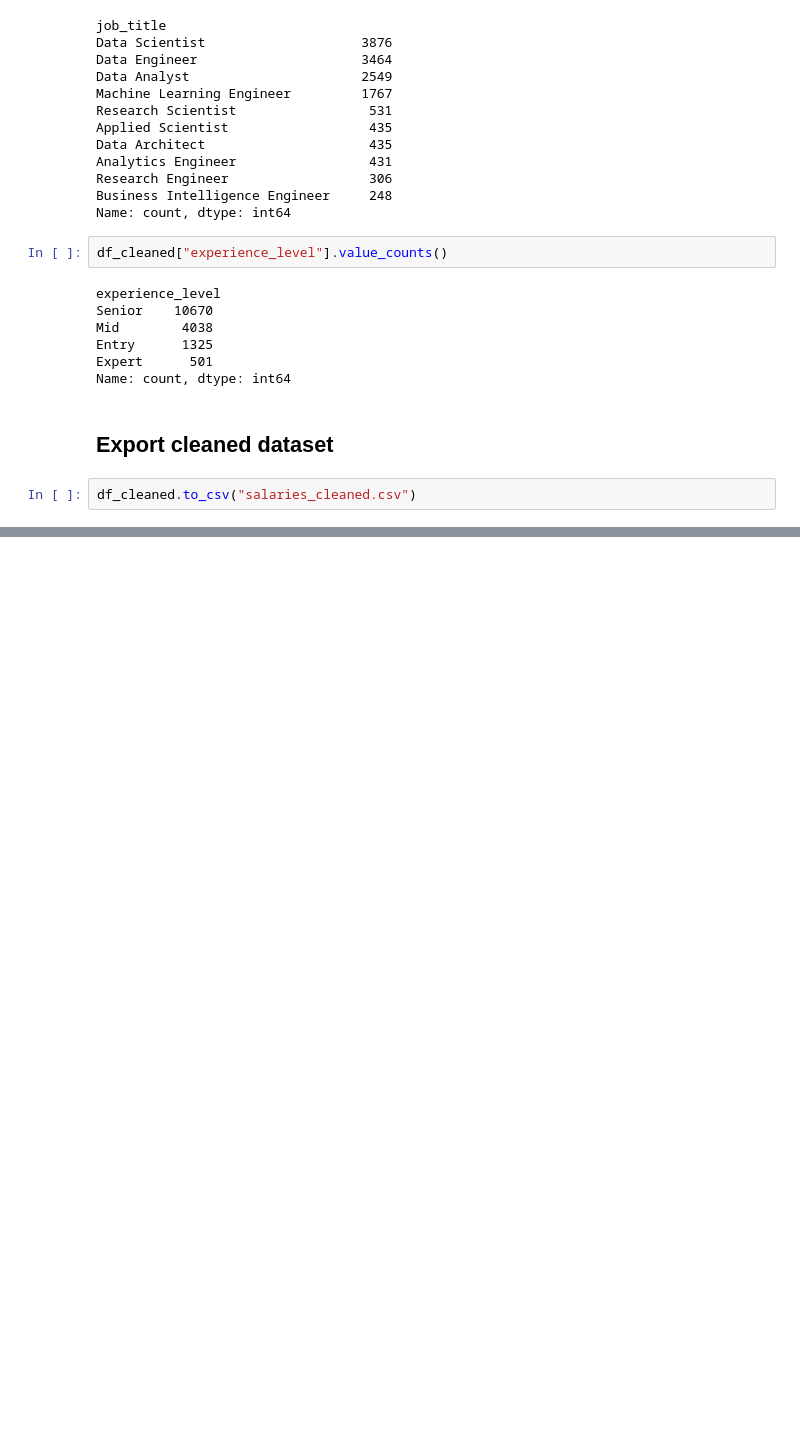
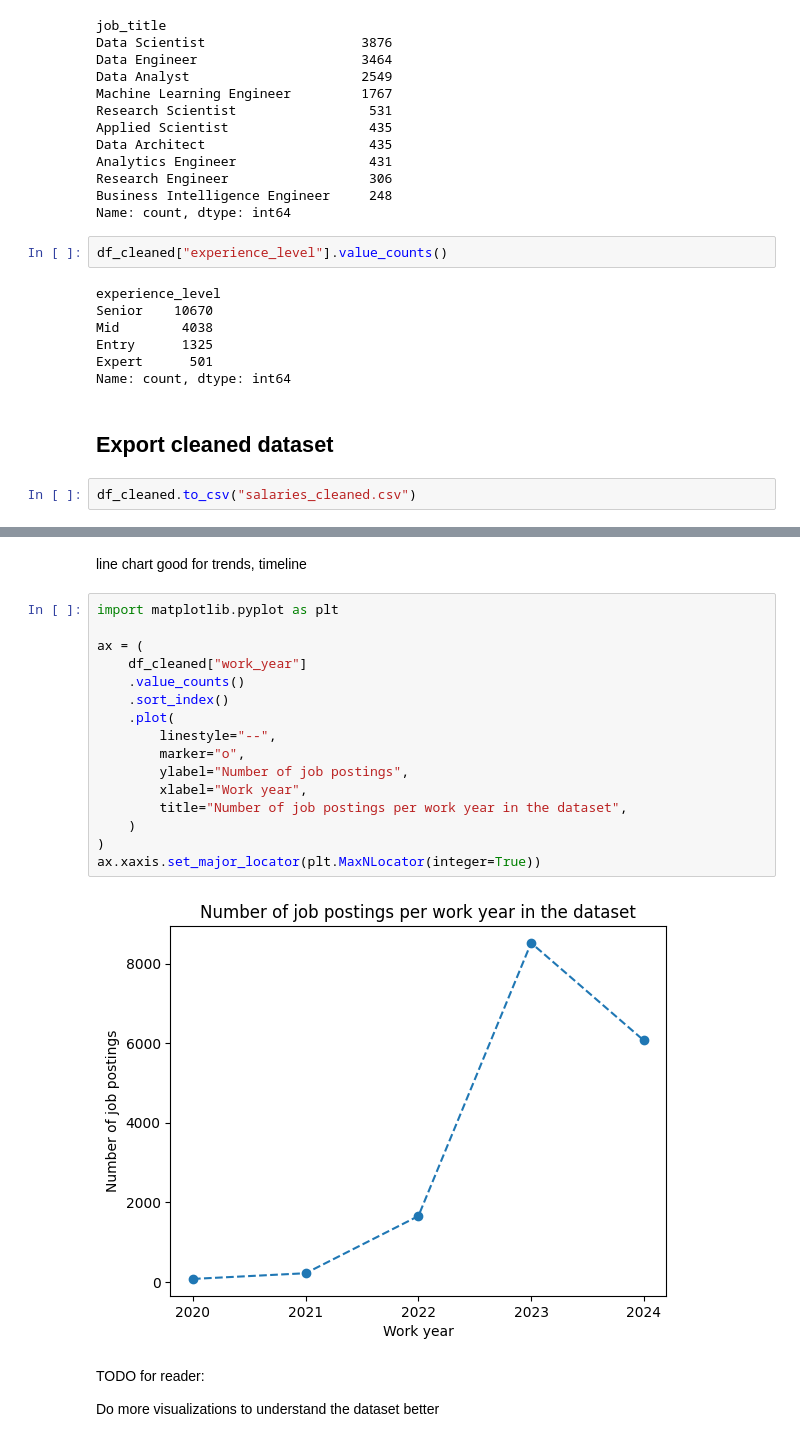
Before and after one commit to AIgineerAB/data_visualisation_bi_course, a Jupyter notebook: 02_eda_pandas/eda_salaries.ipynb, the cells around one changed output, grey strips where cells are left out. Cells and saved outputs as stored; diff of their text form; blank space fills up the shorter version.

```diff
--- a/02_eda_pandas/eda_salaries.ipynb
+++ b/02_eda_pandas/eda_salaries.ipynb
@@ -239,0 +268,24 @@ df_cleaned.to_csv("salaries_cleaned.csv")
+# %% [markdown]
+line chart good for trends, timeline
+# %%
+import matplotlib.pyplot as plt
+
+ax = (
+    df_cleaned["work_year"]
+    .value_counts()
+    .sort_index()
+    .plot(
+        linestyle="--",
+        marker="o",
+        ylabel="Number of job postings",
+        xlabel="Work year",
+        title="Number of job postings per work year in the dataset",
+    )
+)
+ax.xaxis.set_major_locator(plt.MaxNLocator(integer=True))
+# %% [output]
+[figure, added]
+# %% [markdown]
+TODO for reader:
+
+Do more visualizations to understand the dataset better
```
Also changed, not shown: parts of 6 cells of this notebook, 2 other files.
